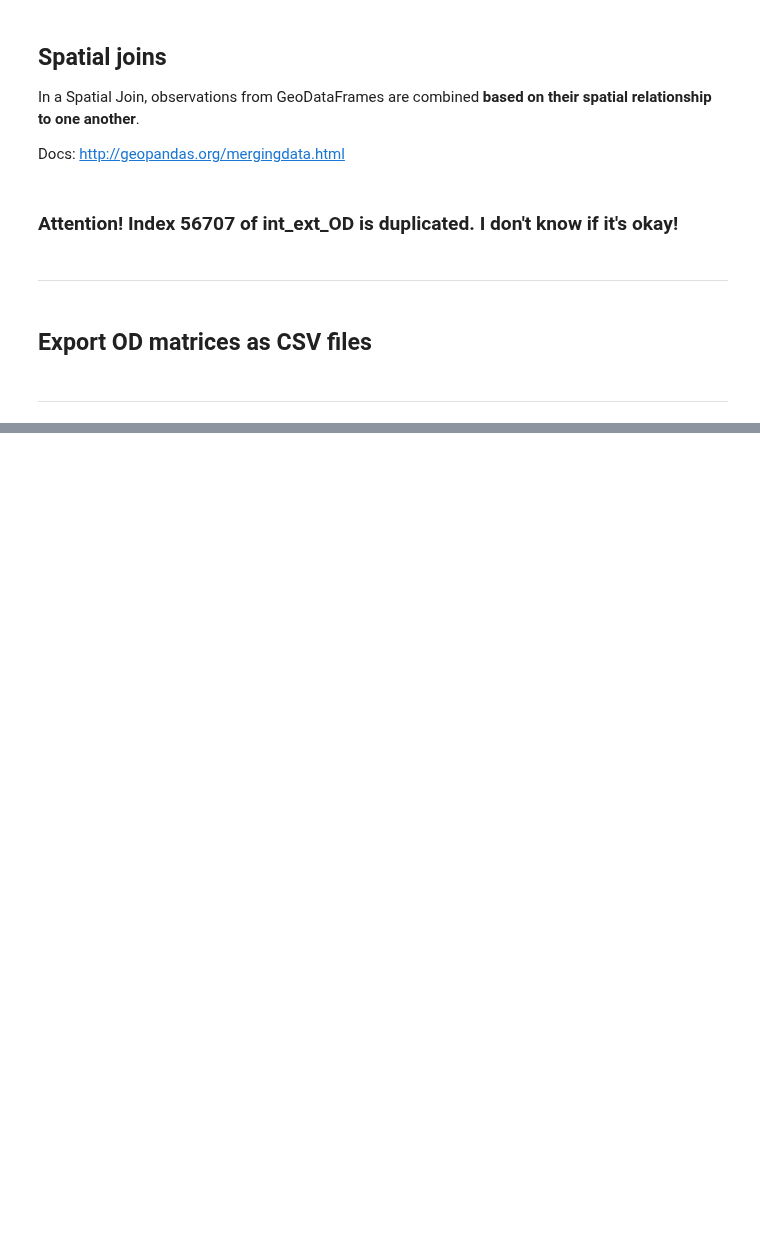
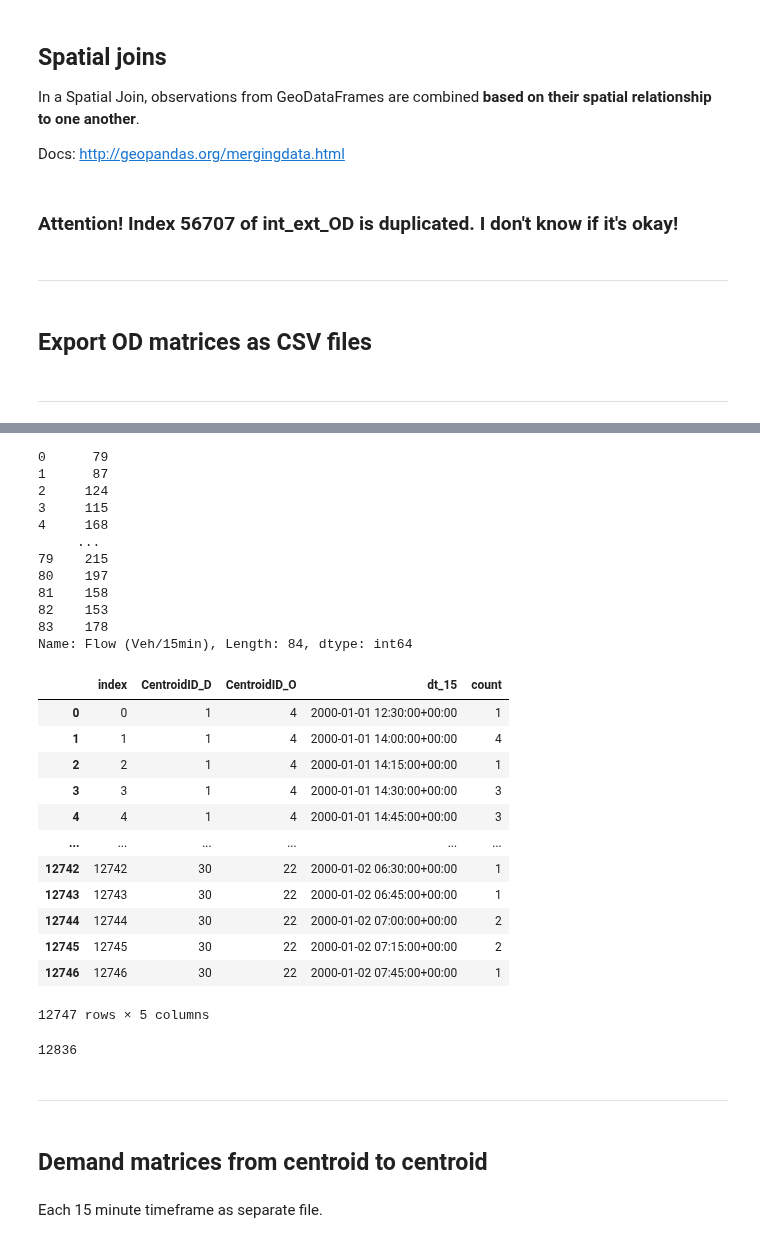
Before and after one commit to Fremont-project/data-processing, a Jupyter notebook: OD demand matrices.ipynb, the cells around one changed output, grey strips where cells are left out. Saved outputs shown, nothing was run; the diff lists cells and outputs as text; code cells hidden in the pictures; blank space fills up the shorter version.

```diff
--- a/OD demand matrices.ipynb
+++ b/OD demand matrices.ipynb
@@ -188,0 +240,3 @@ something
+# %%
+ext_int_OD_demand_cluster_15min = cluster_demand_15min(ext_int_OD)
+ext_int_OD_demand_cluster_15min.to_csv(output_path+'/ext_int_OD_demand_cluster_15min.csv')
@@ -188,0 +284,3 @@ something
+# %%
+pems_o_cluster_15_min = cluster_pems_by_15_min(data_path+'/Data processing/Demand/External to external inference/PeMS/403250_2019.xlsx')
+pems_d_cluster_15_min = cluster_pems_by_15_min(data_path+'/Data processing/Demand/External to external inference/PeMS/402799_2019.xlsx')
@@ -188,0 +289,35 @@ something
+# %%
+# estimate ext_ext OD data
+# estimate ext20_ext13, Centroid_O = 23 (pems 403250), Centroid_D = 31 (pems 402799), going north along highway
+def compute_ext_ext(origin_centroid, dest_centroid, cluster_OD_15min_ext_int, cluster_OD_15min_int_ext):
+    """
+    Computes the external to external estimaton
+    """
+    display(pems_o_cluster_15_min)
+    display(pems_d_cluster_15_min)
+    flow_o = pems_o_cluster_15_min['Flow (Veh/15min)']
+    flow_d = pems_d_cluster_15_min['Flow (Veh/15min)']
+    display(flow_o)
+
+    ext_int = cluster_OD_15min_ext_int
+    display(ext_int)
+
+    # Cars drive through origin cluster (Centroid_O = 20), they are external to internal...
+    # We need have
+    # sum of all ext_int demand depart from an ext node
+    #sum_ext_int_o = ext_int[ext_int['CentroidID_O']==origin_centroid].sum()['count']
+    #display(sum_ext_int_o)
+
+    return
+    int_ext = cluster_OD_15min_int_ext.reset_index()
+    # sum of all int_ext demand arrive at an ext node
+    sum_int_ext_d = int_ext[int_ext['CentroidID_D']==dest_centroid].sum()['count'].reset_index()[0]
+    display(sum_int_ext_d)
+    result1 = flow_o-sum_ext_int_o
+    result2 = flow_d-sum_int_ext_d
+    display(result1)
+    display(result2)
+    final_result = result1-result2
+    return final_result
+
+ext_ext_OD_col_15 = compute_ext_ext(23, 31, ext_int_OD_demand_cluster_15min, int_ext_OD_demand_cluster_15min)
@@ -188,0 +400,36 @@ something
+# %%
+ext_ext_OD_col_15 = compute_ext_ext(20, 13, ext_int_OD_demand_cluster_15min, int_ext_OD_demand_cluster_15min)
+#ext_ext_OD_col_15.head()
+# %% [output]
+0      79
+1      87
+2     124
+3     115
+4     168
+     ...
+79    215
+80    197
+81    158
+82    153
+83    178
+Name: Flow (Veh/15min), Length: 84, dtype: int64
+|  | index | CentroidID_D | CentroidID_O | dt_15 | count |
+| 0 | 0 | 1 | 4 | 2000-01-01 12:30:00+00:00 | 1 |
+| 1 | 1 | 1 | 4 | 2000-01-01 14:00:00+00:00 | 4 |
+| 2 | 2 | 1 | 4 | 2000-01-01 14:15:00+00:00 | 1 |
+| 3 | 3 | 1 | 4 | 2000-01-01 14:30:00+00:00 | 3 |
+| 4 | 4 | 1 | 4 | 2000-01-01 14:45:00+00:00 | 3 |
+| ... | ... | ... | ... | ... | ... |
+| 12742 | 12742 | 30 | 22 | 2000-01-02 06:30:00+00:00 | 1 |
+| 12743 | 12743 | 30 | 22 | 2000-01-02 06:45:00+00:00 | 1 |
+| 12744 | 12744 | 30 | 22 | 2000-01-02 07:00:00+00:00 | 2 |
+| 12745 | 12745 | 30 | 22 | 2000-01-02 07:15:00+00:00 | 2 |
+| 12746 | 12746 | 30 | 22 | 2000-01-02 07:45:00+00:00 | 1 |
+12747 rows × 5 columns
+12836
+# %% [markdown]
+---
+# %% [markdown]
+## Demand matrices from centroid to centroid
+# %% [markdown]
+Each 15 minute timeframe as separate file.
```
Also changed, not shown: parts of 22 cells of this notebook.
